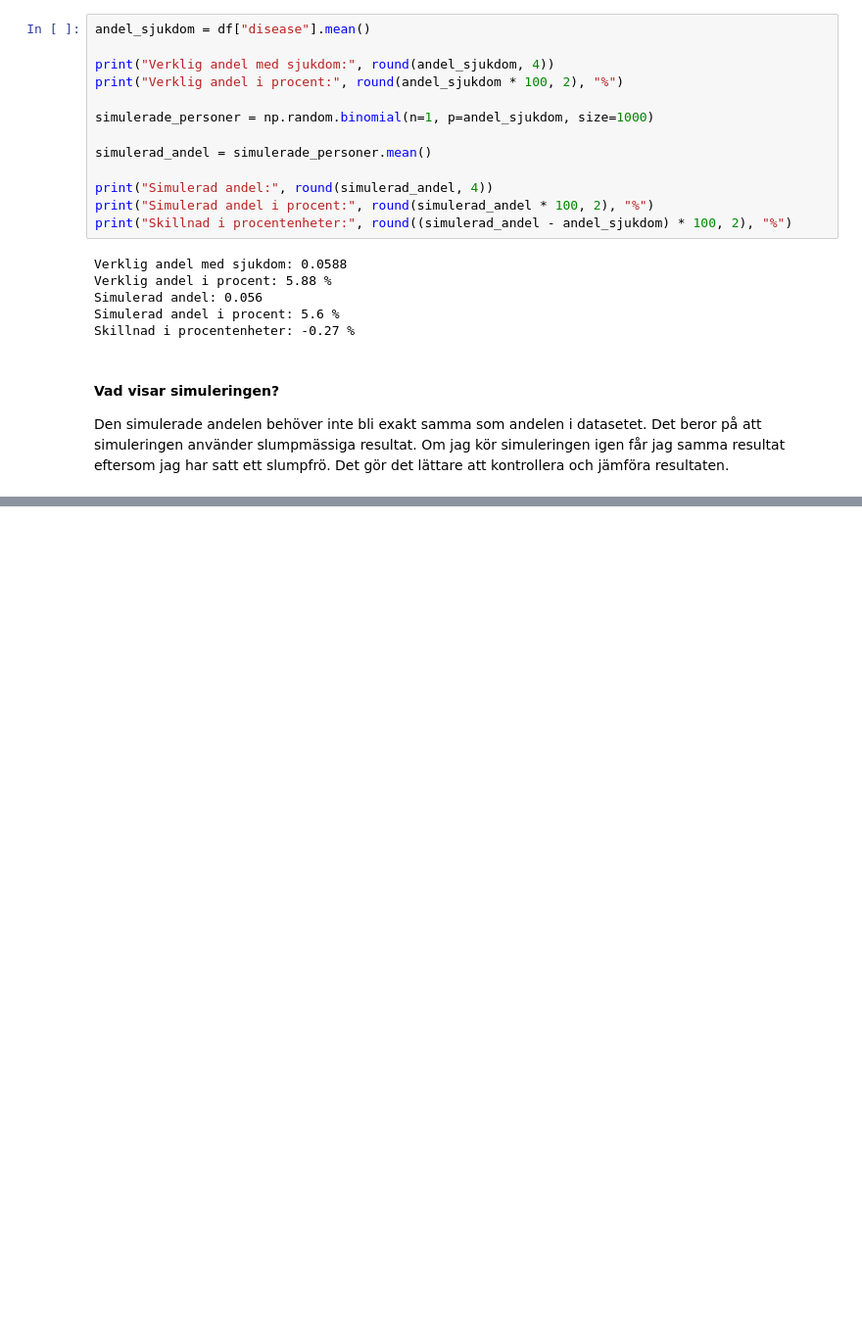
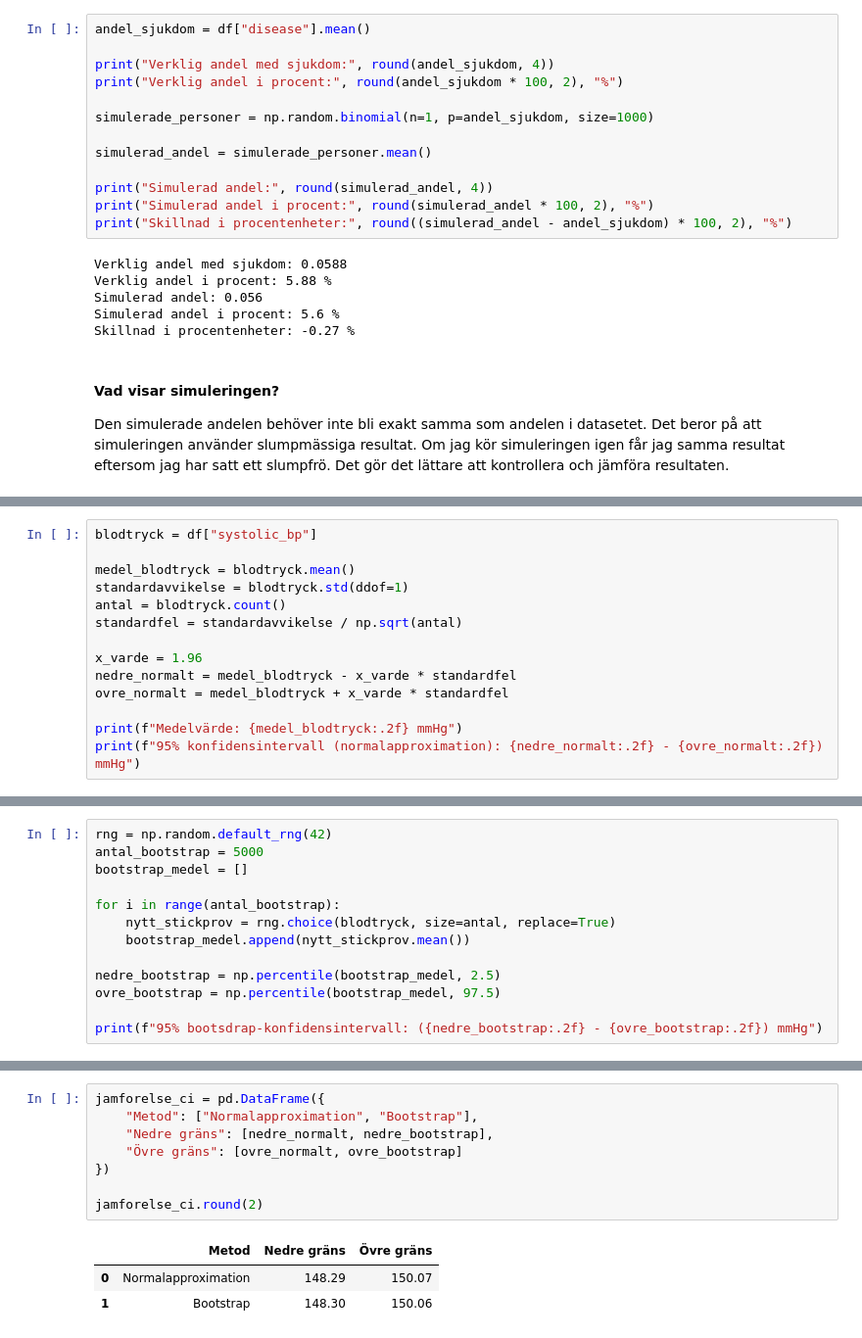
Before and after one commit to abdullahabrarpk-dev/H-lsostudie, a Jupyter notebook: notebooks/halsostudie_del1.ipynb, the cells around one changed output, grey strips where cells are left out. Shown at 98% size. Drawn from its saved outputs; the diff is of its cells as text; blank space fills up the shorter version.

```diff
--- a/notebooks/halsostudie_del1.ipynb
+++ b/notebooks/halsostudie_del1.ipynb
@@ -225,0 +245,14 @@ Om jag kör simuleringen igen får jag samma resultat eftersom jag har satt ett
+# %%
+blodtryck = df["systolic_bp"]
+
+medel_blodtryck = blodtryck.mean()
+standardavvikelse = blodtryck.std(ddof=1)
+antal = blodtryck.count()
+standardfel = standardavvikelse / np.sqrt(antal)
+
+x_varde = 1.96
+nedre_normalt = medel_blodtryck - x_varde * standardfel
+ovre_normalt = medel_blodtryck + x_varde * standardfel
+
+print(f"Medelvärde: {medel_blodtryck:.2f} mmHg")
+print(f"95% konfidensintervall (normalapproximation): {nedre_normalt:.2f} - {ovre_normalt:.2f}) mmHg")
@@ -225,0 +271,13 @@ Om jag kör simuleringen igen får jag samma resultat eftersom jag har satt ett
+# %%
+rng = np.random.default_rng(42)
+antal_bootstrap = 5000
+bootstrap_medel = []
+
+for i in range(antal_bootstrap):
+    nytt_stickprov = rng.choice(blodtryck, size=antal, replace=True)
+    bootstrap_medel.append(nytt_stickprov.mean())
+
+nedre_bootstrap = np.percentile(bootstrap_medel, 2.5)
+ovre_bootstrap = np.percentile(bootstrap_medel, 97.5)
+
+print(f"95% bootsdrap-konfidensintervall: ({nedre_bootstrap:.2f} - {ovre_bootstrap:.2f}) mmHg")
@@ -225,0 +290,12 @@ Om jag kör simuleringen igen får jag samma resultat eftersom jag har satt ett
+# %%
+jamforelse_ci = pd.DataFrame({
+    "Metod": ["Normalapproximation", "Bootstrap"],
+    "Nedre gräns": [nedre_normalt, nedre_bootstrap],
+    "Övre gräns": [ovre_normalt, ovre_bootstrap]
+})
+
+jamforelse_ci.round(2)
+# %% [output]
+|  | Metod | Nedre gräns | Övre gräns |
+| 0 | Normalapproximation | 148.29 | 150.07 |
+| 1 | Bootstrap | 148.30 | 150.06 |
```
Also changed, not shown: parts of 6 cells of this notebook.
